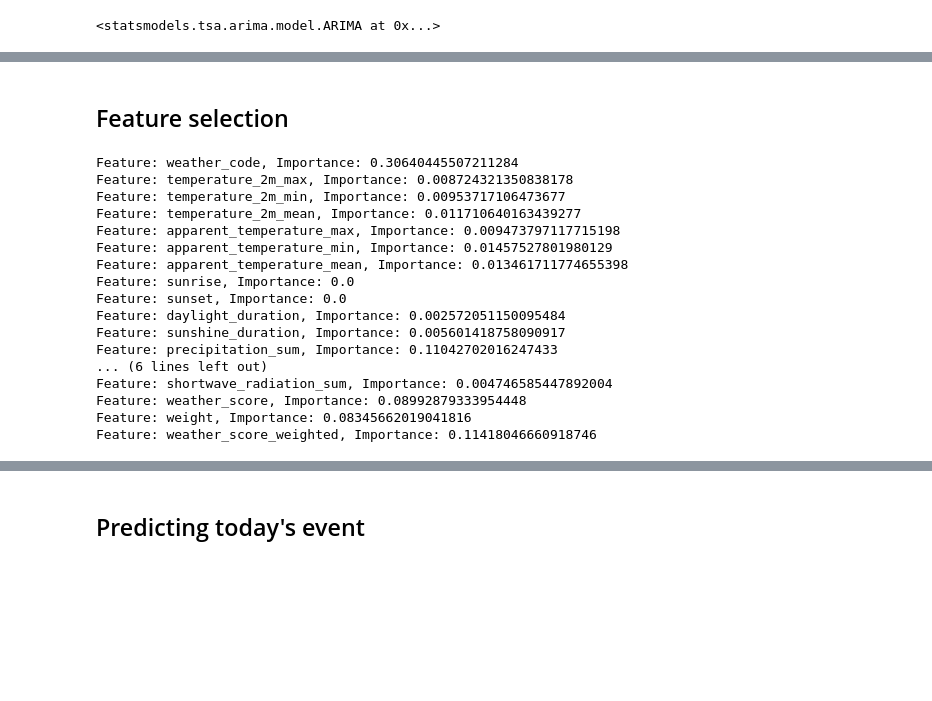
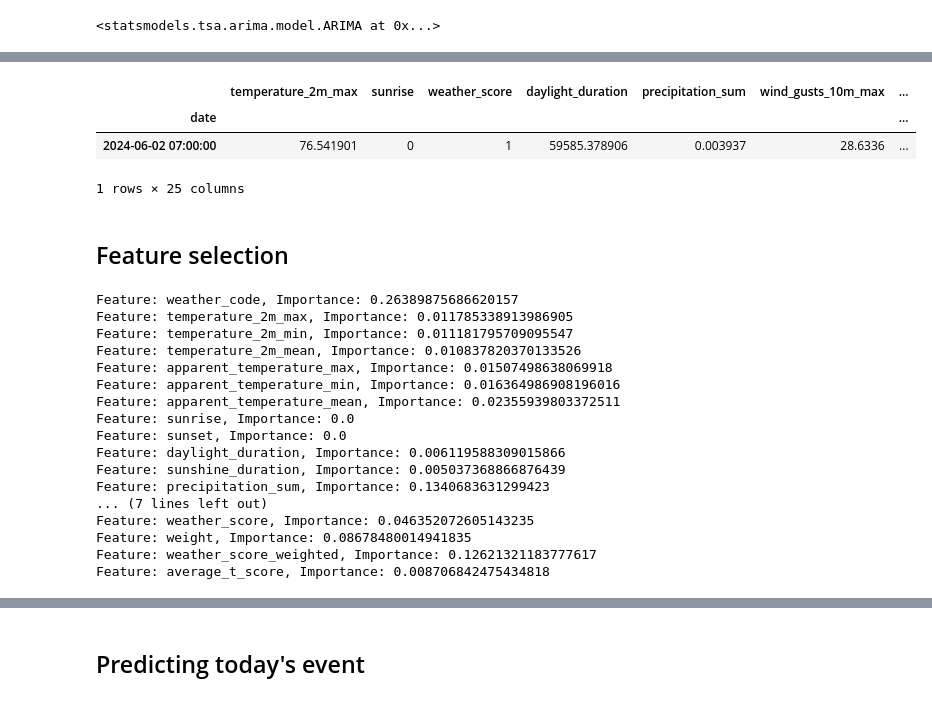
Before and after one commit to mattgraham93/Musical-Weather, a Jupyter notebook: testing.ipynb, the cells around one changed output, grey strips where cells are left out. Saved outputs shown, nothing was run; the diff lists cells and outputs as text; code cells hidden in the pictures; blank space fills up the shorter version.

```diff
--- a/testing.ipynb
+++ b/testing.ipynb
@@ -142,3 +130,11 @@ Warnings:
+# %%
+todays_forecast = musical_weather.predict_weather_event(todays_forecast, model_fit)
+todays_forecast
+# %% [output]
+|  | temperature_2m_max | sunrise | weather_score | daylight_duration | precipitation_sum | wind_gusts_10m_max | ... |
+| date |  |  |  |  |  |  | ... |
+| 2024-06-02 07:00:00 | 76.541901 | 0 | 1 | 59585.378906 | 0.003937 | 28.6336 | ... |
+1 rows × 25 columns
 # %% [markdown]
 ## Feature selection
 # %%
@@ -147,7 +143,11 @@ from sklearn.model_selection import train_test_split
 
 # Assume historical_weather is your DataFrame
 # Drop non-numeric columns and columns that should not be used for training
-X = historical_weather.drop(['date', 'event', 'description', 'season'], axis=1)
+# Identify non-numeric columns
+non_numeric_cols = historical_weather.select_dtypes(exclude=[np.number]).columns
+
+# Drop the columns from the DataFrame
+X = historical_weather.drop(columns=[col for col in non_numeric_cols if col in historical_weather.columns], axis=1)
 y = historical_weather['event']
 
 # Split the data into training and test sets
@@ -166,23 +166,23 @@ importances = model.feature_importances_
 for feature, importance in zip(X.columns, importances):
     print(f'Feature: {feature}, Importance: {importance}')
 # %% [output]
-Feature: weather_code, Importance: 0.30640445507211284
-Feature: temperature_2m_max, Importance: 0.008724321350838178
-Feature: temperature_2m_min, Importance: 0.00953717106473677
-Feature: temperature_2m_mean, Importance: 0.011710640163439277
-Feature: apparent_temperature_max, Importance: 0.009473797117715198
-Feature: apparent_temperature_min, Importance: 0.01457527801980129
-Feature: apparent_temperature_mean, Importance: 0.013461711774655398
+Feature: weather_code, Importance: 0.26389875686620157
+Feature: temperature_2m_max, Importance: 0.011785338913986905
+Feature: temperature_2m_min, Importance: 0.011181795709095547
+Feature: temperature_2m_mean, Importance: 0.010837820370133526
+Feature: apparent_temperature_max, Importance: 0.01507498638069918
+Feature: apparent_temperature_min, Importance: 0.016364986908196016
+Feature: apparent_temperature_mean, Importance: 0.02355939803372511
 Feature: sunrise, Importance: 0.0
 Feature: sunset, Importance: 0.0
-Feature: daylight_duration, Importance: 0.002572051150095484
-Feature: sunshine_duration, Importance: 0.005601418758090917
-Feature: precipitation_sum, Importance: 0.11042702016247433
-... (6 lines left out)
-Feature: shortwave_radiation_sum, Importance: 0.004746585447892004
-Feature: weather_score, Importance: 0.08992879333954448
-Feature: weight, Importance: 0.08345662019041816
-Feature: weather_score_weighted, Importance: 0.11418046660918746
+Feature: daylight_duration, Importance: 0.006119588309015866
+Feature: sunshine_duration, Importance: 0.005037368866876439
+Feature: precipitation_sum, Importance: 0.1340683631299423
+... (7 lines left out)
+Feature: weather_score, Importance: 0.046352072605143235
+Feature: weight, Importance: 0.08678480014941835
+Feature: weather_score_weighted, Importance: 0.12621321183777617
+Feature: average_t_score, Importance: 0.008706842475434818
 # %%
 model_fit.plot_diagnostics()
 # %% [output]
```
Also changed, not shown: parts of 41 cells of this notebook, 4 other files.
